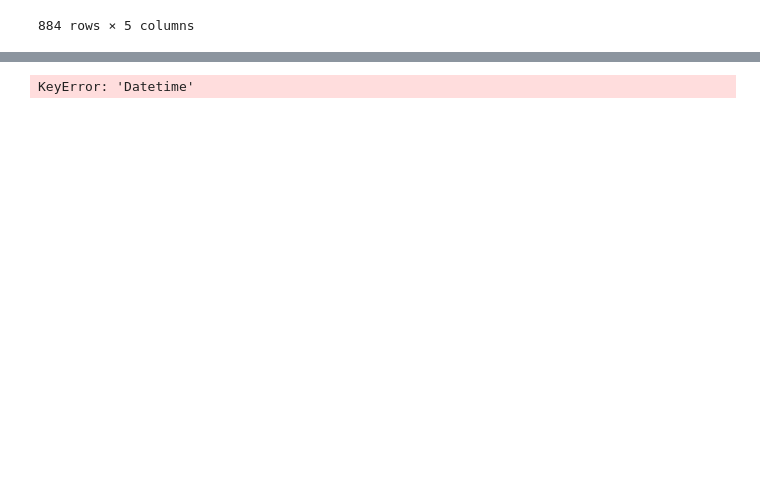
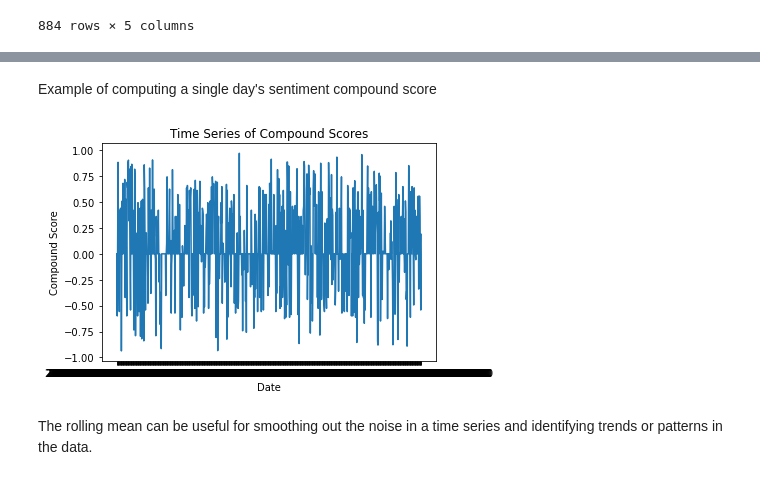
Before and after one commit to macs30200-s23/replication-materials-yuzhouw313, a Jupyter notebook: EDA.ipynb, the cells around one changed output, grey strips where cells are left out. Drawn from its saved outputs; the diff is of its cells as text; code cells hidden in the pictures; blank space fills up the shorter version.

Commit message:
twitter time series

```diff
--- a/EDA.ipynb
+++ b/EDA.ipynb
@@ -241,4 +249,14 @@ Index(['Tweet Id', 'Username', 'Text', 'Preprocessed Text', 'Polarity Scores'],
+# %% [markdown]
+Example of computing a single day's sentiment compound score
+# %%
+plt.plot(dfs_6['2020-06-15'].index, dfs_6['2020-06-15']['Compound Scores'])
+plt.xlabel('Date')
+plt.ylabel('Compound Score')
+plt.title('Time Series of Compound Scores')
+plt.show()
+# %% [output]
+[figure, added]
+# %% [markdown]
+The rolling mean can be useful for smoothing out the noise in a time series and identifying trends or patterns in the data.
 # %%
-type(dfs_6['2020-06-15']['Datetime'])
+rolling_mean = dfs_6['2020-06-15']['Compound Scores'].rolling(window=7).mean()
-# %% [output]
-KeyError: 'Datetime'
```
Also changed, not shown: parts of 25 cells of this notebook, 6 other files.
